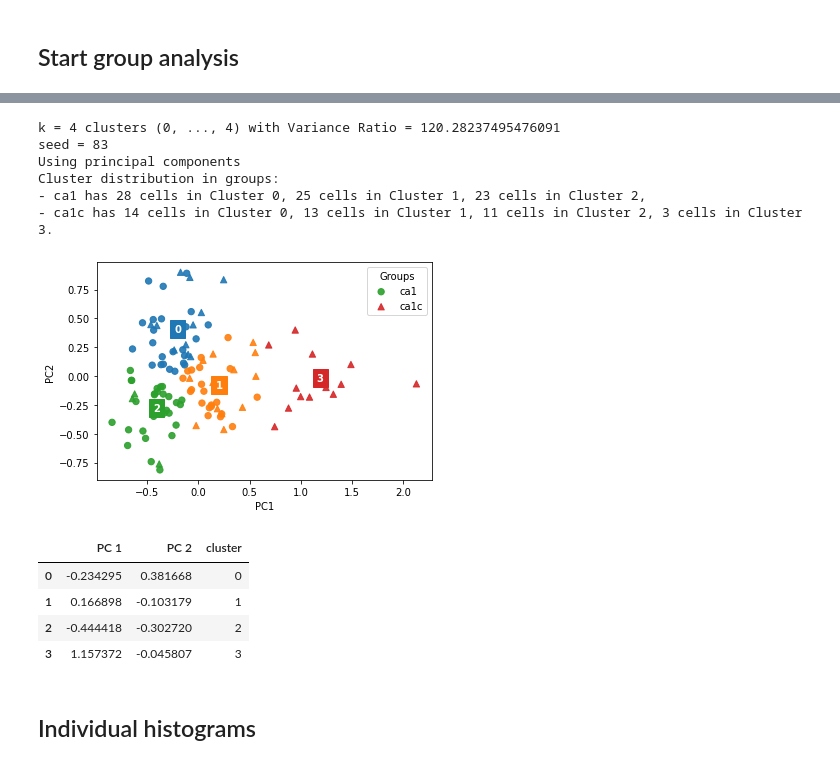
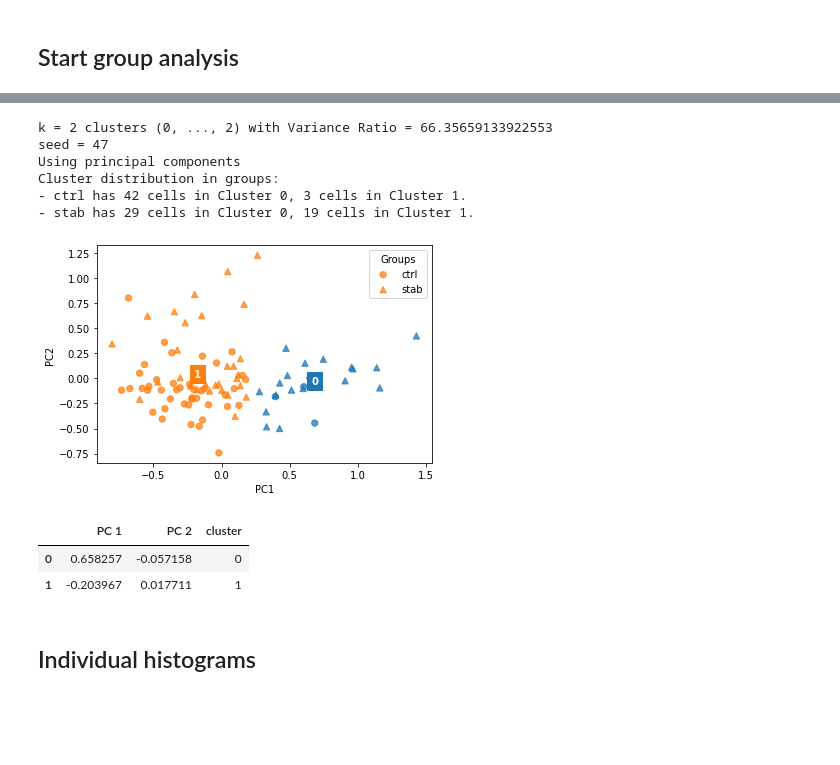
Before and after one commit to swanandlab/SMorph, a Jupyter notebook: group_analysis.ipynb, the cells around one changed output, grey strips where cells are left out. Saved outputs shown, nothing was run; the diff lists cells and outputs as text; code cells hidden in the pictures; blank space fills up the shorter version.

```diff
--- a/group_analysis.ipynb
+++ b/group_analysis.ipynb
@@ -16,7 +37,7 @@ pd.set_option('display.max_rows', None)
 color_dict = {0: 'green', 1: 'red'}
 
 # group labels
-labels = {0: 'ca1', 1: 'ca1c'}
+labels = {0: 'ctrl', 1: 'stab'}
 
 # marker for each group to be used in PCA plot
 markers = {0: 'o', 1: '^'}
@@ -45,7 +45,8 @@ sm.core._groups._ALL_FEATURE_NAMES
 ## Start group analysis
 # %%
 # input the path to individual group folders (place them in SMorph)
-groups_folders = ['autocropped/C1-M1_LEFT_CA1_MIP', 'autocropped/SW 1SEC2 CA1 A CONTRA_MIP']
+groups_folders = ['Datasets/CTRLvsSTAB/control', 'Datasets/CTRLvsSTAB/stab']
 # %%
-cells = sm.Groups(groups_folders, 'confocal', 'auto', labels, save_features=False, shell_step_size=3)
+groups = sm.Groups(groups_folders, 'confocal', 'manual', labels,
+                  shell_step_size=3, polynomial_degree=3, save_features=False)
 # %% [output]
@@ -77,21 +80,20 @@ cells.plot_feature_significance_vectors()
 # %%
-cluster_centers, clustered_data = cells.get_clusters(k=None, use_features=False, n_PC=2, plot='scatter')
+cluster_centers, clustered_data = groups.get_clusters(k=2, use_features=False,
+                                                      n_PC=2, plot='scatter')
 # %% [output]
-k = 4 clusters (0, ..., 4) with Variance Ratio = 120.28237495476091
-seed = 83
+k = 2 clusters (0, ..., 2) with Variance Ratio = 66.35659133922553
+seed = 47
 Using principal components
 Cluster distribution in groups:
-- ca1 has 28 cells in Cluster 0, 25 cells in Cluster 1, 23 cells in Cluster 2,
-- ca1c has 14 cells in Cluster 0, 13 cells in Cluster 1, 11 cells in Cluster 2, 3 cells in Cluster 3.
+- ctrl has 42 cells in Cluster 0, 3 cells in Cluster 1.
+- stab has 29 cells in Cluster 0, 19 cells in Cluster 1.
-[figure, old version]
+[figure, new version]
 # %%
 cluster_centers
 # %% [output]
 |  | PC 1 | PC 2 | cluster |
-| 0 | -0.234295 | 0.381668 | 0 |
-| 1 | 0.166898 | -0.103179 | 1 |
-| 2 | -0.444418 | -0.302720 | 2 |
-| 3 | 1.157372 | -0.045807 | 3 |
+| 0 | 0.658257 | -0.057158 | 0 |
+| 1 | -0.203967 | 0.017711 | 1 |
 # %% [markdown]
 ## Individual histograms
 # %%
```
Also changed, not shown: parts of 10 cells of this notebook, 3 other files.
